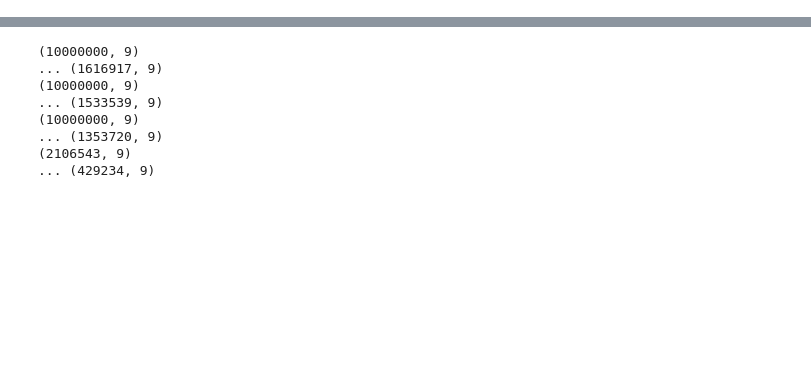
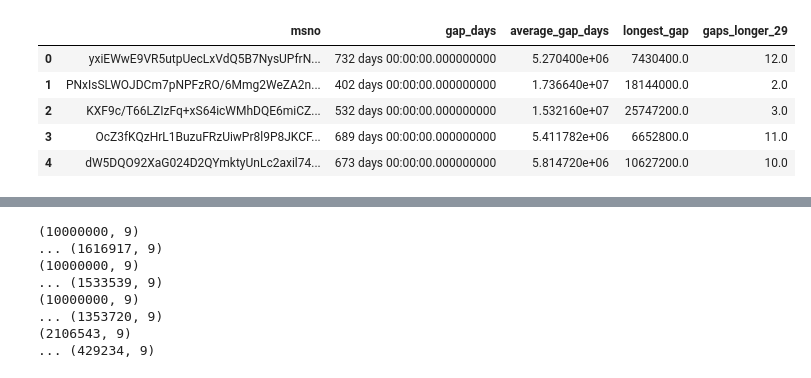
Before and after one commit to jameschartouni/Churn, a Jupyter notebook: Clean_Data.ipynb, the cells around one changed output, grey strips where cells are left out. Saved outputs shown, nothing was run; the diff lists cells and outputs as text; code cells hidden in the pictures; blank space fills up the shorter version.

```diff
--- a/Clean_Data.ipynb
+++ b/Clean_Data.ipynb
@@ -48,0 +94,10 @@ members merge...
+# %%
+user_log_time_series = user_log_time_series.drop(user_log_time_series.columns[0], axis=1)
+user_log_time_series.head()
+# %% [output]
+|  | msno | gap_days | average_gap_days | longest_gap | gaps_longer_29 |
+| 0 | yxiEWwE9VR5utpUecLxVdQ5B7NysUPfrN... | 732 days 00:00:00.000000000 | 5.270400e+06 | 7430400.0 | 12.0 |
+| 1 | PNxIsSLWOJDCm7pNPFzRO/6Mmg2WeZA2n... | 402 days 00:00:00.000000000 | 1.736640e+07 | 18144000.0 | 2.0 |
+| 2 | KXF9c/T66LZIzFq+xS64icWMhDQE6miCZ... | 532 days 00:00:00.000000000 | 1.532160e+07 | 25747200.0 | 3.0 |
+| 3 | OcZ3fKQzHrL1BuzuFRzUiwPr8l9P8JKCF... | 689 days 00:00:00.000000000 | 5.411782e+06 | 6652800.0 | 11.0 |
+| 4 | dW5DQO92XaG024D2QYmktyUnLc2axil74... | 673 days 00:00:00.000000000 | 5.814720e+06 | 10627200.0 | 10.0 |
```
Also changed, not shown: parts of 6 cells of this notebook, 13 other files.
